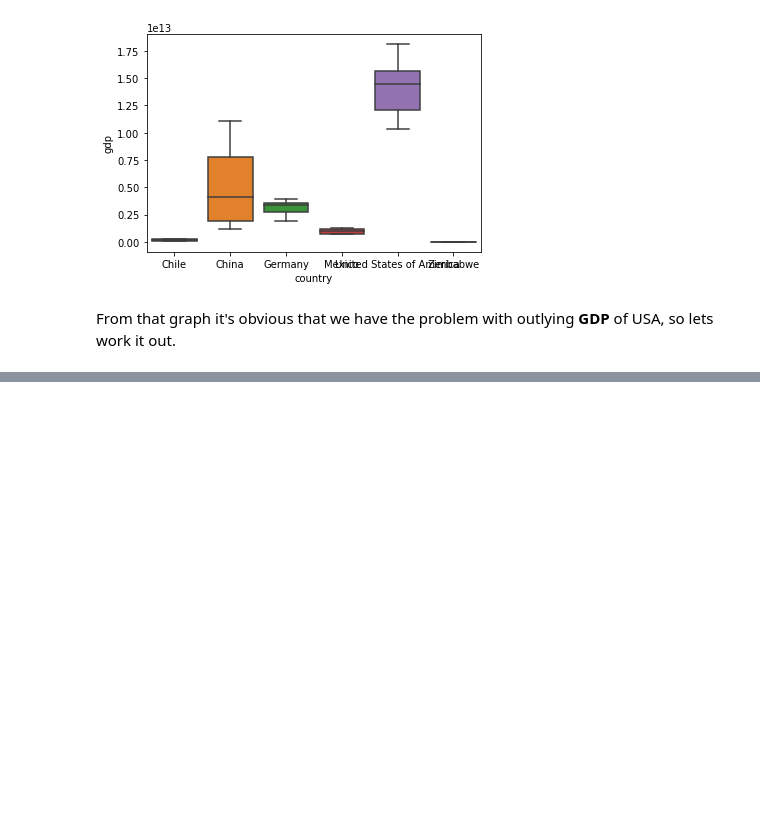
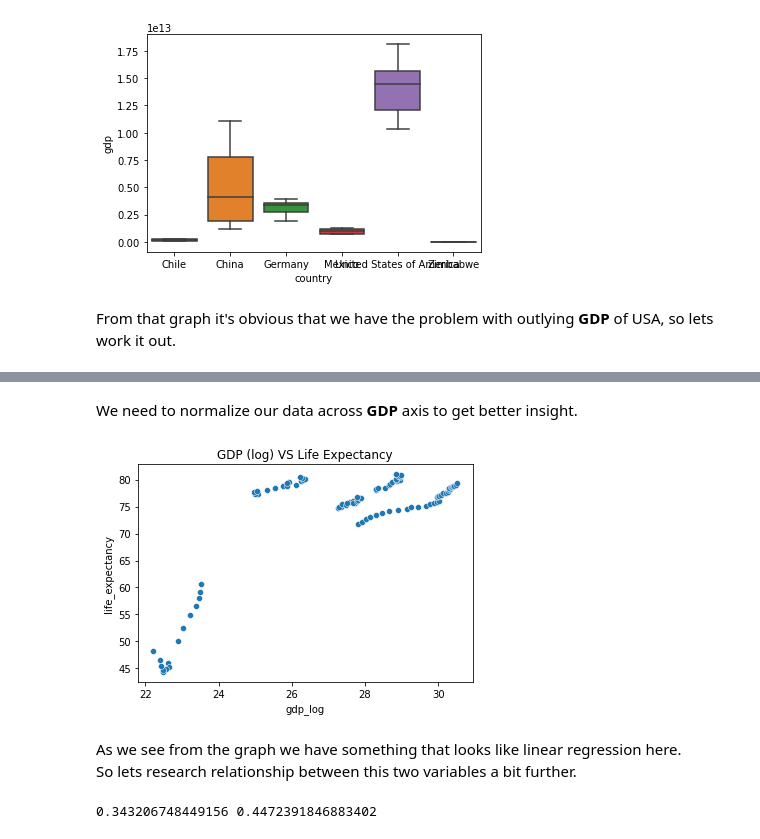
Before and after one commit to demolemo/life-expectancy, a Jupyter notebook: life_expectancy_gdp.ipynb, the cells around one changed output, grey strips where cells are left out. Drawn from its saved outputs; the diff is of its cells as text; code cells hidden in the pictures; blank space fills up the shorter version.

```diff
--- a/life_expectancy_gdp.ipynb
+++ b/life_expectancy_gdp.ipynb
@@ -64,0 +117,20 @@ max    2015.000000        81.000000  1.106470e+13
+# %% [markdown]
+We need to normalize our data across **GDP** axis to get better insight.
+# %%
+df['gdp_log'] = np.log(df.gdp)
+sns.scatterplot(data = df, x = 'gdp_log', y = 'life_expectancy')
+plt.title('GDP(log) vs Life Expectancy')
+plt.show()
+# %% [output]
+[figure, added]
+# %% [markdown]
+As we see from the graph we have something that looks like linear regression here. <br>
+So lets research relationship between this two variables a bit further.
+# %%
+from scipy.stats import pearsonr, spearmanr
+
+pearson_corr, pval = pearsonr(df.gdp, df.life_expectancy)
+spearman_corr, pval = spearmanr(df.gdp, df.life_expectancy)
+print(pearson_corr, spearman_corr)
+# %% [output]
+0.343206748449156 0.4472391846883402
```
Also changed, not shown: parts of 18 cells of this notebook, 1 other file.
